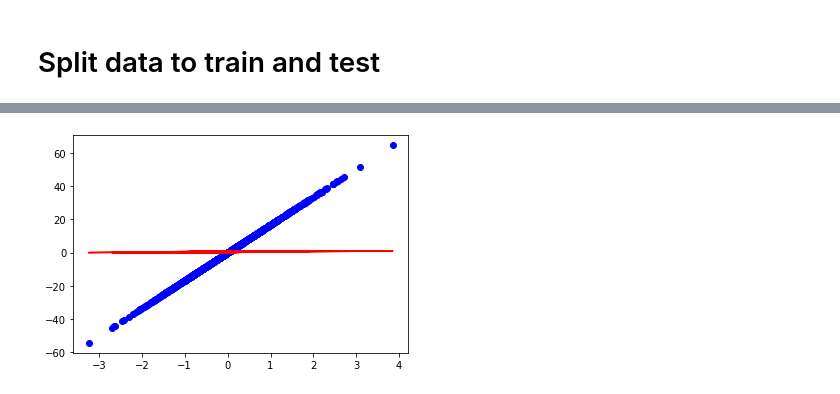
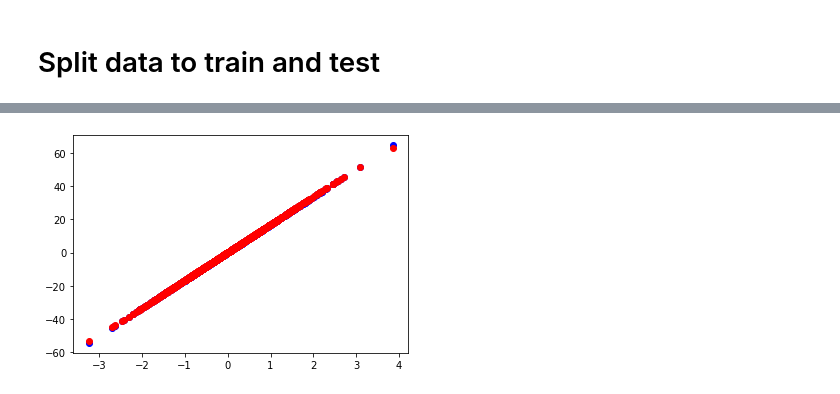
Before and after one commit to halynavs/gl-ml-basecamp, a Jupyter notebook: NN/Multilayer_perceptron_for_regression.ipynb, the cells around one changed output, grey strips where cells are left out. Saved outputs shown, nothing was run; the diff lists cells and outputs as text; code cells hidden in the pictures.

Commit message:
model compared with keras Sequential model with the same properties

```diff
--- a/NN/Multilayer_perceptron_for_regression.ipynb
+++ b/NN/Multilayer_perceptron_for_regression.ipynb
@@ -175,10 +175,5 @@ X_train, X_test, y_train, y_test = train_test_split(X, y, test_size=0.0001, rand
 # %%
 # impl bias for reg, we dont have it, thats can be the problem ?
 # %%
-mlp = MLP(1, [32], 1) # one hidden layer with 3 neurons
-mlp.train(X_train, y_train, 100, 0.5, verbose = False)
-
-output = mlp.forward_propagate(X_test)
-mlp.mse_loss(output = output, target = y_test)
-output2 = mlp.forward_propagate(X)
-# output2
+mlp = MLP(1, [16,8], 1) # one hidden layer with 3 neurons
+mlp.train(X_train, y_train, 50, 0.5, verbose = False)
@@ -184,0 +192,14 @@ output2 = mlp.forward_propagate(X)
+# %%
+# Set the input shape
+input_shape = (1,)
+print(f'Feature shape: {input_shape}')
+# Create the model
+model = Sequential()
+model.add(Dense(16, input_shape=input_shape, activation='sigmoid'))
+model.add(Dense(8, activation='sigmoid'))
+model.add(Dense(1, activation='linear'))
+
+# Configure the model and start training
+opt = SGD(learning_rate=0.5)
+model.compile(loss='mean_absolute_error', optimizer=opt, metrics=['mean_squared_error'])
+model.fit(X_train, y_train, epochs=50, batch_size=1, verbose=0, validation_split=0.2)
@@ -184,0 +232,11 @@ output2 = mlp.forward_propagate(X)
+# %%
+# Create the model
+amodel = Sequential()
+amodel.add(Dense(16, input_shape=input_shape, activation='relu'))
+amodel.add(Dense(8, activation='relu'))
+amodel.add(Dense(1, activation='linear'))
+
+# Configure the model and start training
+
+amodel.compile(loss='mean_absolute_error', optimizer='adam', metrics=['mean_squared_error'])
+amodel.fit(X_train, y_train, epochs=10, batch_size=1, verbose=0, validation_split=0.2)
@@ -185,6 +250,7 @@ output2 = mlp.forward_propagate(X)
 # %%
+yp = amodel.predict(X)
 plt.plot(X, y, 'bo')
-plt.plot(X, output2, 'r-')
+plt.plot(X, yp, 'ro')
 plt.show()
 # %% [output]
-[figure, old version]
+[figure, new version]
```
Also changed, not shown: parts of 11 cells of this notebook.
